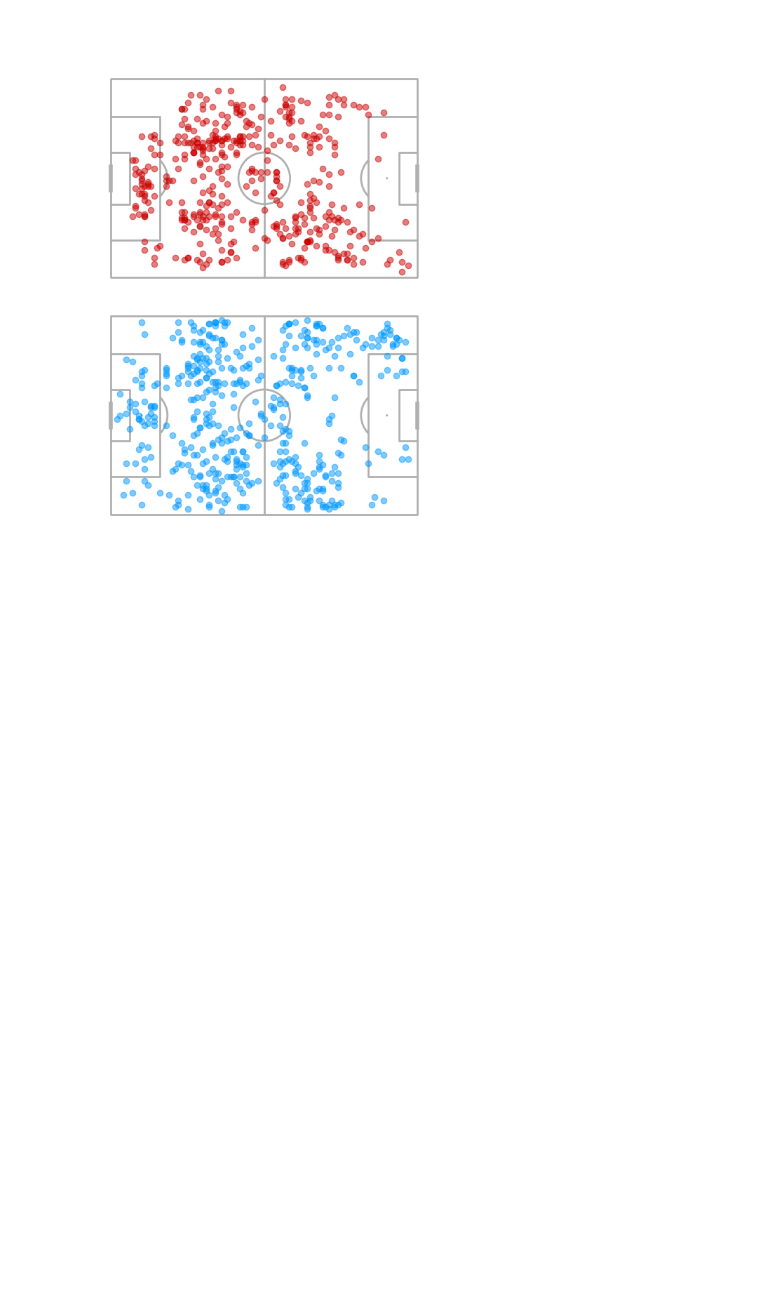
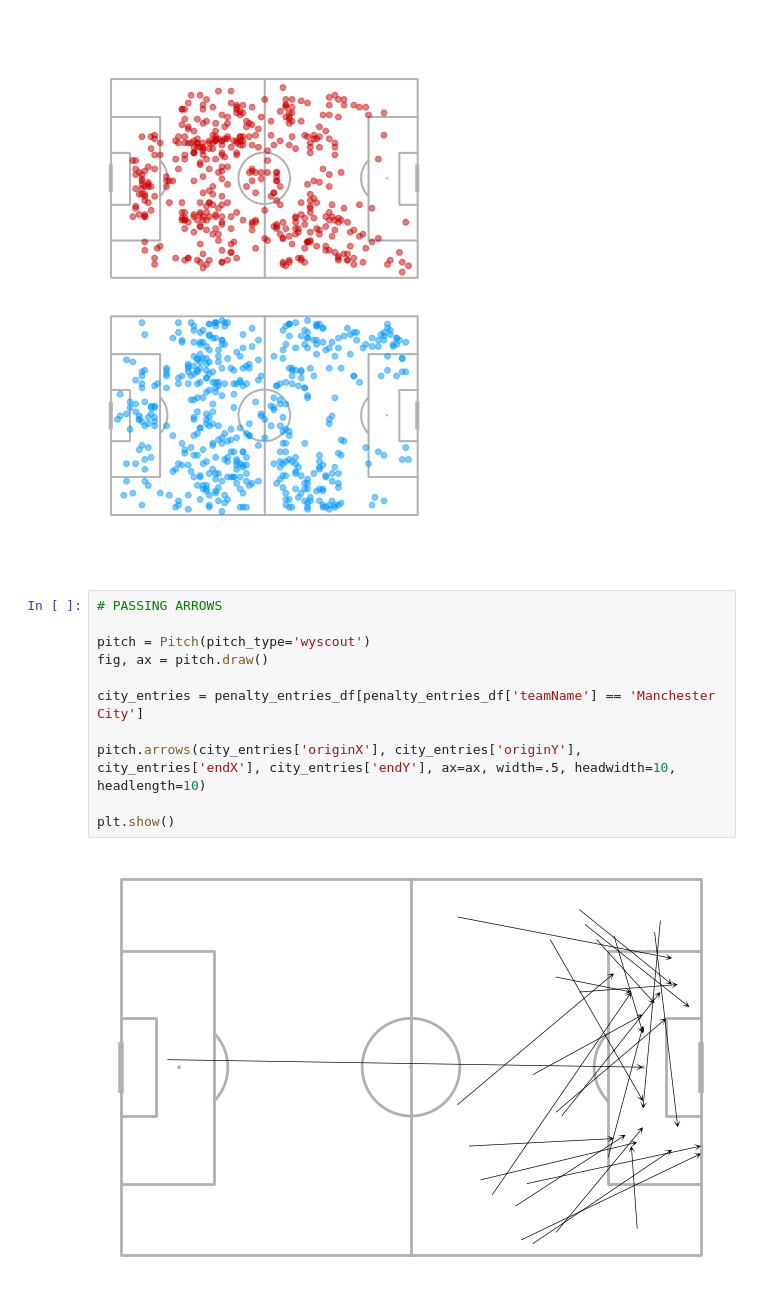
Before and after one commit to MarijnSt/intro-to-match-analysis, a Jupyter notebook: analysis.ipynb, the cells around one changed output. Saved outputs shown, nothing was run; the diff lists cells and outputs as text; blank space fills up the shorter version.

Commit message:
city pass map

```diff
--- a/analysis.ipynb
+++ b/analysis.ipynb
@@ -180,3 +180,16 @@ pitch.scatter(city_passes['originX'], city_passes['originY'], ax=axs['pitch'][1]
 plt.show()
 # %% [output]
 [figure]
+# %%
+# PASSING ARROWS
+
+pitch = Pitch(pitch_type='wyscout')
+fig, ax = pitch.draw()
+
+city_entries = penalty_entries_df[penalty_entries_df['teamName'] == 'Manchester City']
+
+pitch.arrows(city_entries['originX'], city_entries['originY'], city_entries['endX'], city_entries['endY'], ax=ax, width=.5, headwidth=10, headlength=10)
+
+plt.show()
+# %% [output]
+[figure, added]
```
